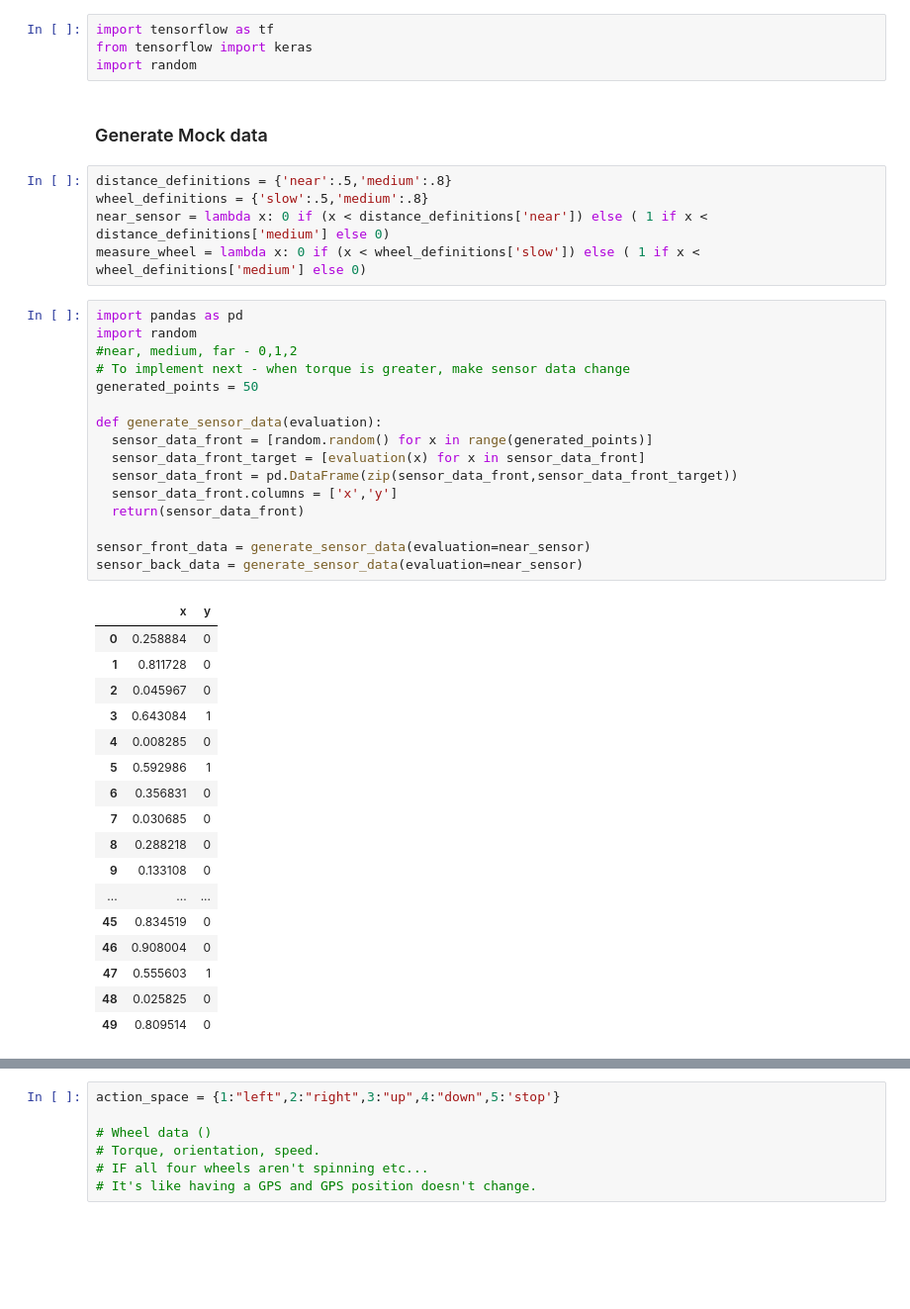
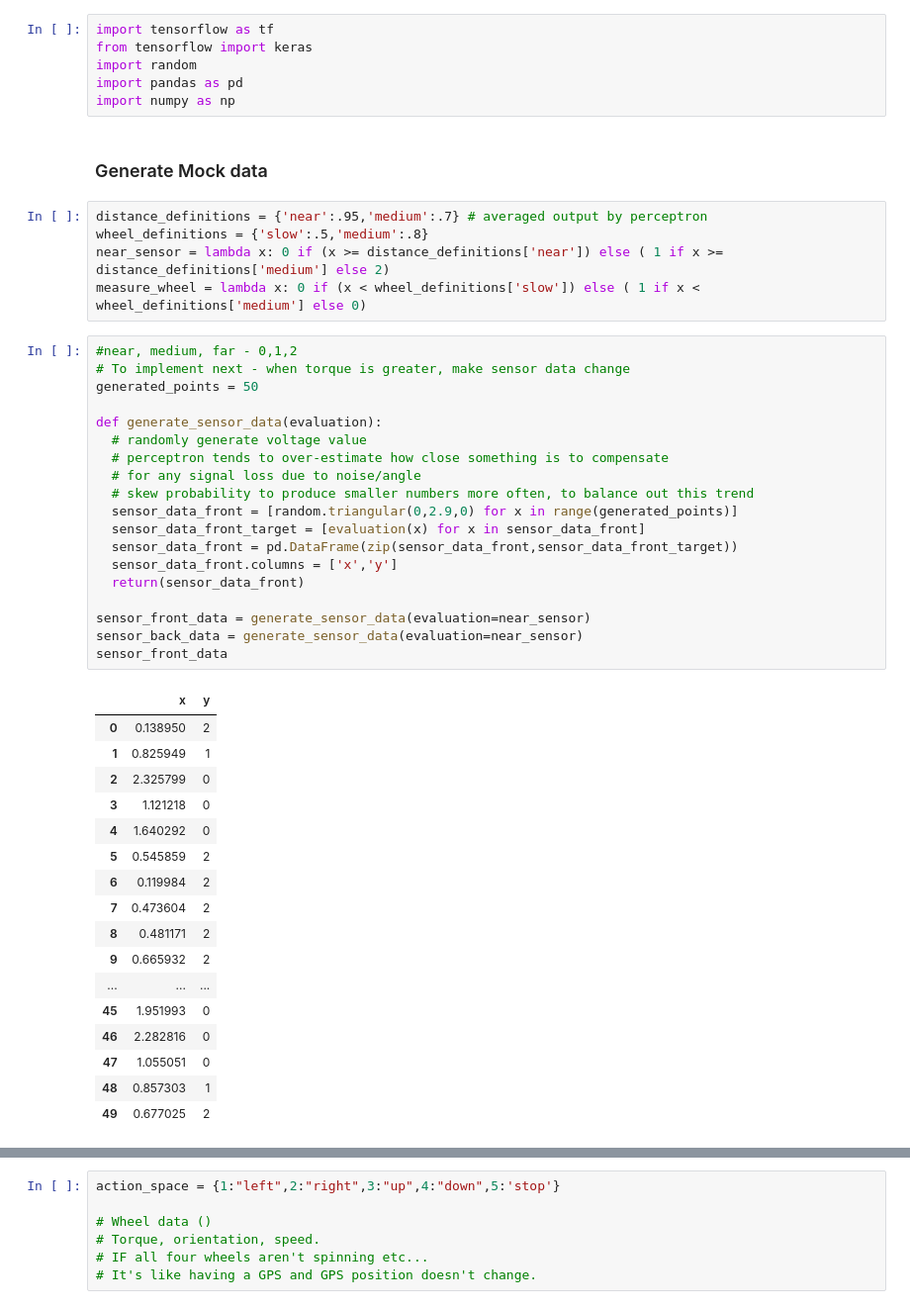
Before and after one commit to RScicomp/Tree-NN, a Jupyter notebook: Hierarchial_Neural_Network_Brian.ipynb, the cells around one changed output, grey strips where cells are left out. Shown at 99% size. Cells and saved outputs as stored; diff of their text form; blank space fills up the shorter version.

Commit message:
infrared data update

```diff
--- a/Hierarchial_Neural_Network.ipynb
+++ b/Hierarchial_Neural_Network_Brian.ipynb
@@ -2,47 +2,52 @@
 import tensorflow as tf
 from tensorflow import keras
 import random
+import pandas as pd
+import numpy as np
 # %% [markdown]
 ### Generate Mock data
 # %%
-distance_definitions = {'near':.5,'medium':.8}
+distance_definitions = {'near':.95,'medium':.7} # averaged output by perceptron
 wheel_definitions = {'slow':.5,'medium':.8}
-near_sensor = lambda x: 0 if (x < distance_definitions['near']) else ( 1 if x < distance_definitions['medium'] else 0)
+near_sensor = lambda x: 0 if (x >= distance_definitions['near']) else ( 1 if x >= distance_definitions['medium'] else 2)
 measure_wheel = lambda x: 0 if (x < wheel_definitions['slow']) else ( 1 if x < wheel_definitions['medium'] else 0)
 # %%
-import pandas as pd
-import random
 #near, medium, far - 0,1,2
 # To implement next - when torque is greater, make sensor data change
 generated_points = 50
 
 def generate_sensor_data(evaluation):
-  sensor_data_front = [random.random() for x in range(generated_points)]
+  # randomly generate voltage value
+  # perceptron tends to over-estimate how close something is to compensate
+  # for any signal loss due to noise/angle
+  # skew probability to produce smaller numbers more often, to balance out this trend
+  sensor_data_front = [random.triangular(0,2.9,0) for x in range(generated_points)]
   sensor_data_front_target = [evaluation(x) for x in sensor_data_front]
   sensor_data_front = pd.DataFrame(zip(sensor_data_front,sensor_data_front_target))
   sensor_data_front.columns = ['x','y']
   return(sensor_data_front)
 
 sensor_front_data = generate_sensor_data(evaluation=near_sensor)
 sensor_back_data = generate_sensor_data(evaluation=near_sensor)
+sensor_front_data
 # %% [output]
 |  | x | y |
-| 0 | 0.258884 | 0 |
-| 1 | 0.811728 | 0 |
-| 2 | 0.045967 | 0 |
-| 3 | 0.643084 | 1 |
-| 4 | 0.008285 | 0 |
-| 5 | 0.592986 | 1 |
-| 6 | 0.356831 | 0 |
-| 7 | 0.030685 | 0 |
-| 8 | 0.288218 | 0 |
-| 9 | 0.133108 | 0 |
+| 0 | 0.138950 | 2 |
+| 1 | 0.825949 | 1 |
+| 2 | 2.325799 | 0 |
+| 3 | 1.121218 | 0 |
+| 4 | 1.640292 | 0 |
+| 5 | 0.545859 | 2 |
+| 6 | 0.119984 | 2 |
+| 7 | 0.473604 | 2 |
+| 8 | 0.481171 | 2 |
+| 9 | 0.665932 | 2 |
 | ... | ... | ... |
-| 45 | 0.834519 | 0 |
-| 46 | 0.908004 | 0 |
-| 47 | 0.555603 | 1 |
-| 48 | 0.025825 | 0 |
-| 49 | 0.809514 | 0 |
+| 45 | 1.951993 | 0 |
+| 46 | 2.282816 | 0 |
+| 47 | 1.055051 | 0 |
+| 48 | 0.857303 | 1 |
+| 49 | 0.677025 | 2 |
 # %%
 
 # wheel_lf_data = generate_sensor_data(evaluation=measure_wheel)
```
Also changed, not shown: parts of 2 cells of this notebook.
